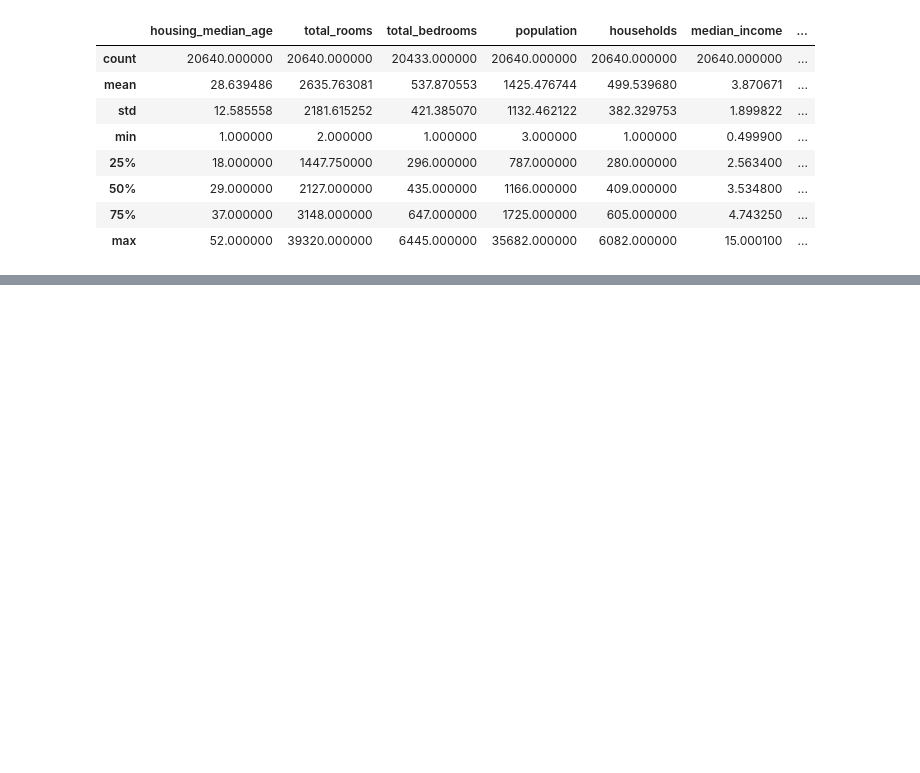
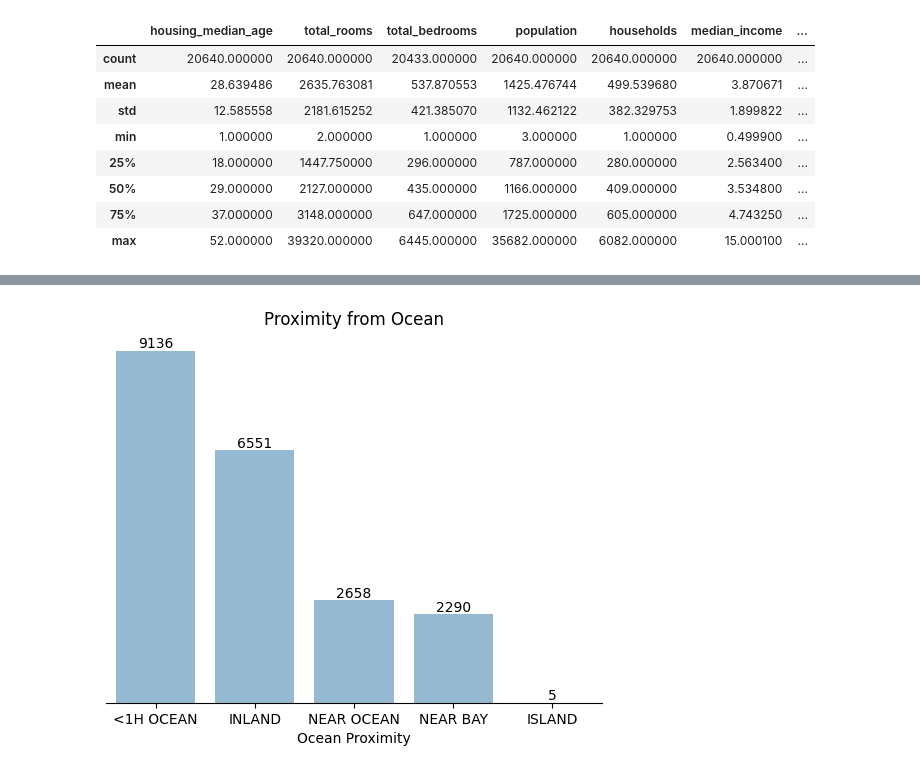
Before and after one commit to akhilvarshney9/EDA-Project, a Jupyter notebook: eda_project.ipynb, the cells around one changed output, grey strips where cells are left out. Cells and saved outputs as stored; diff of their text form; code cells hidden in the pictures; blank space fills up the shorter version.

```diff
--- a/eda_project.ipynb
+++ b/eda_project.ipynb
@@ -71,0 +96,13 @@ df[['housing_median_age','total_rooms','total_bedrooms','population','households
+# %%
+#how many housing blocks infall into ocean proximity
+fig = sns.countplot(data = df, x = 'ocean_proximity', order = df['ocean_proximity'].value_counts().index)
+for p in fig.patches:
+    plt.text(p.get_x()+p.get_width()/2, p.get_height(), f'{int(p.get_height())}', ha = 'center', va = 'bottom')
+plt.title('Proximity from Ocean')
+plt.xlabel('Ocean Proximity')
+plt.ylabel('')
+plt.yticks([])
+plt.gca().spines[['top','left','right']].set_visible(False)
+plt.show()
+# %% [output]
+[figure, added]
```
Also changed, not shown: parts of 3 cells of this notebook.
